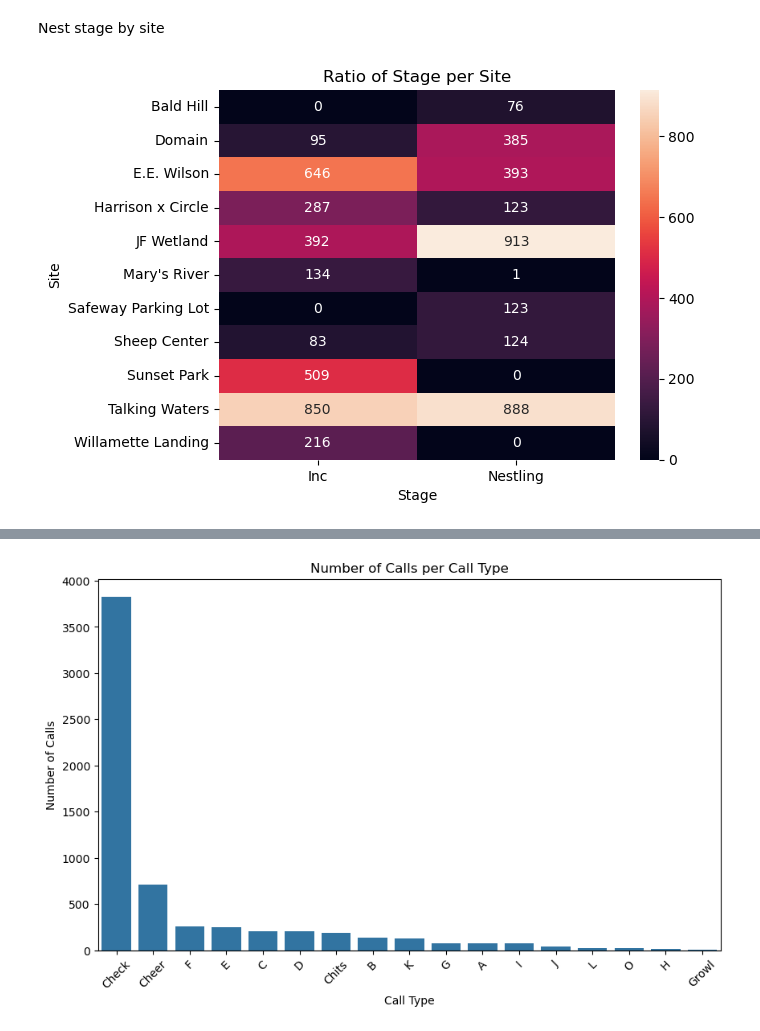
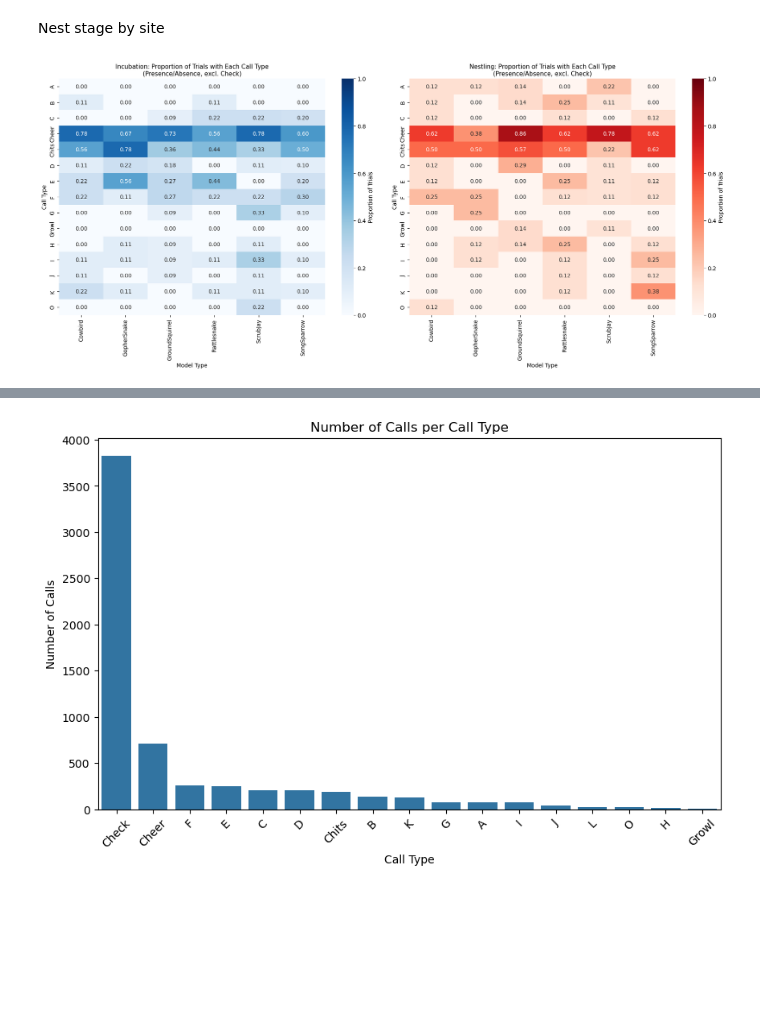
Before and after one commit to birdsocks/blackbird_calls, a Jupyter notebook: Dataset_processing/Datasets/Data_exploration.ipynb, the cells around one changed output, grey strips where cells are left out. Drawn from its saved outputs; the diff is of its cells as text; code cells hidden in the pictures; blank space fills up the shorter version.

Commit message:
did some statistics on call usage across stages. generated code for heat maps and stats. Returned clustered embeddings pages to good hyperparameters

```diff
--- a/Dataset_processing/Datasets/Data_exploration.ipynb
+++ b/Dataset_processing/Datasets/Data_exploration.ipynb
@@ -44,16 +62,84 @@ df["file_id"].nunique()
 # %% [markdown]
 Nest stage by site
 # %%
-#plot ratio of Stage per Site from the dataframe
+# Examine call_type per Model type: PRESENCE/ABSENCE in trials (excluding Check calls)
 import seaborn as sns
 import matplotlib.pyplot as plt
+import numpy as np
+import pandas as pd
 
-# Create a pivot table for the ratio of Stage per Site
-pivot_table = df.pivot_table(index='Site', columns='Stage', aggfunc='size', fill_value=0)
+# Filter out Check calls for better visualization
+df_no_check = df[df['call_type'] != 'Check'].copy()
 
-# Plot the ratio
-sns.heatmap(pivot_table, annot=True, fmt="d")
-plt.title("Ratio of Stage per Site")
+# Create presence/absence data: for each trial (file_id), mark which call types are present
+trial_call_presence = df_no_check.groupby(['file_id', 'Model', 'Stage', 'call_type']).size().reset_index(name='count')
+trial_call_presence['present'] = 1  # If a call appears at all, it's present
+
+# Pivot to get trial x call_type matrix
+presence_pivot = trial_call_presence.pivot_table(
+    index=['file_id', 'Model', 'Stage'],
+    columns='call_type',
+    values='present',
+    fill_value=0
+)
+
+# Reset index to access Model and Stage columns
+presence_pivot = presence_pivot.reset_index()
+
+# Calculate proportion of trials where each call was present, by Model and Stage
+inc_presence = presence_pivot[presence_pivot['Stage'] == 'Inc'].groupby('Model')[presence_pivot.columns[3:]].mean()
+nest_presence = presence_pivot[presence_pivot['Stage'] == 'Nestling'].groupby('Model')[presence_pivot.columns[3:]].mean()
+
+# Transpose so call_types are rows and Models are columns
+inc_presence = inc_presence.T
+nest_presence = nest_presence.T
+
+# Align the indices
+inc_presence, nest_presence = inc_presence.align(nest_presence, fill_value=0)
+
+# Calculate the difference (Nestling - Incubation)
+presence_diff = nest_presence - inc_presence
+
+# Create the plot
+fig, (ax1, ax2) = plt.subplots(1, 2, figsize=(18, 8))
+
+# Plot 1: Incubation stage
+sns.heatmap(inc_presence, annot=True, fmt=".2f", cmap="Blues", vmin=0, vmax=1,
+            cbar_kws={'label': 'Proportion of Trials'}, ax=ax1)
+ax1.set_title("Incubation: Proportion of Trials with Each Call Type\n(Presence/Absence, excl. Check)",
+              fontsize=11)
+ax1.set_xlabel("Model Type")
+ax1.set_ylabel("Call Type")
+
+# Plot 2: Nestling stage
+sns.heatmap(nest_presence, annot=True, fmt=".2f", cmap="Reds", vmin=0, vmax=1,
+            cbar_kws={'label': 'Proportion of Trials'}, ax=ax2)
+ax2.set_title("Nestling: Proportion of Trials with Each Call Type\n(Presence/Absence, excl. Check)",
+              fontsize=11)
+ax2.set_xlabel("Model Type")
+ax2.set_ylabel("Call Type")
+
+plt.tight_layout()
 plt.show()
+
+# Plot 3: Difference between stages
+plt.figure(figsize=(12, 8))
+sns.heatmap(presence_diff, annot=True, fmt=".2f", cmap="RdBu_r", center=0, vmin=-1, vmax=1,
+            cbar_kws={'label': 'Difference in Trial Proportion'})
+plt.title("Difference: Nestling - Incubation\n(Red = Call present in more Nestling trials, Blue = more Inc trials)",
+          fontsize=12, pad=15)
+plt.xlabel("Model Type")
+plt.ylabel("Call Type")
+plt.tight_layout()
+plt.show()
+
+# Print summary statistics
+print("\n=== Presence/Absence Analysis (by Trial) ===")
+print("\nIncubation - Proportion of trials with each call type:")
+print(inc_presence.round(3))
+print("\nNestling - Proportion of trials with each call type:")
+print(nest_presence.round(3))
+print("\nDifference (Nestling - Incubation):")
+print(presence_diff.round(3))
 # %% [output]
-[figure, old version]
+[figure, new version]
```
Also changed, not shown: parts of 5 cells of this notebook, 6 other files.
